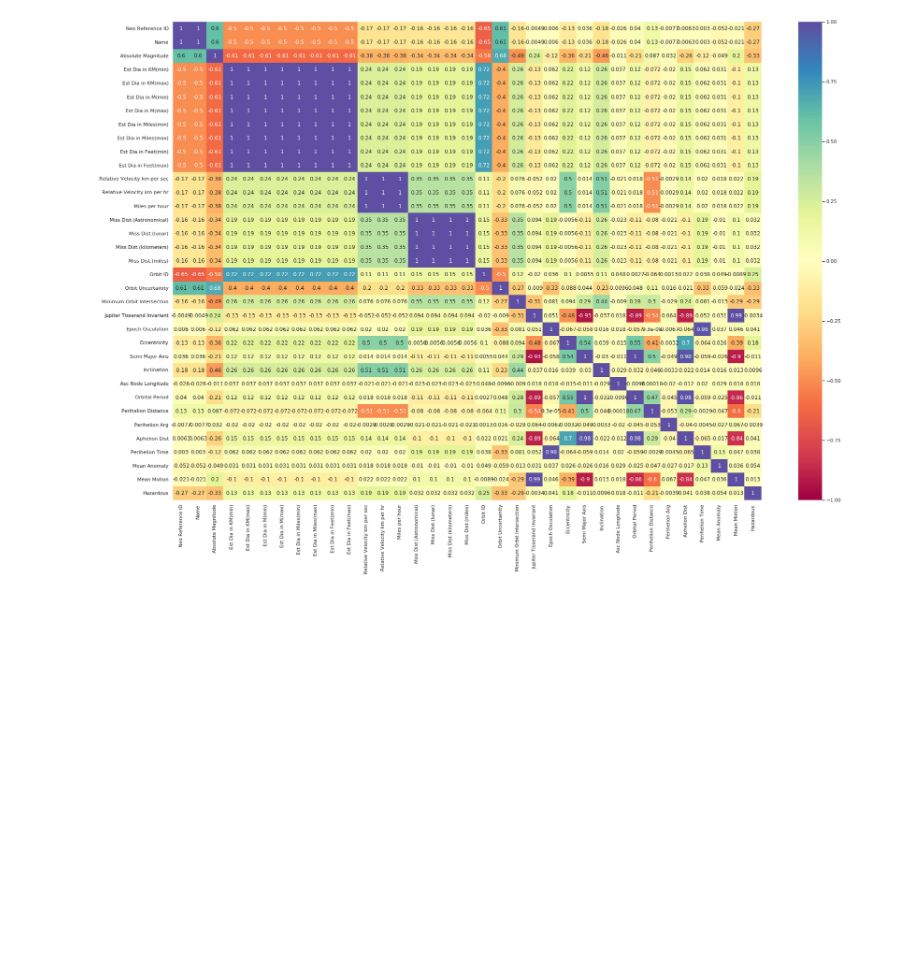
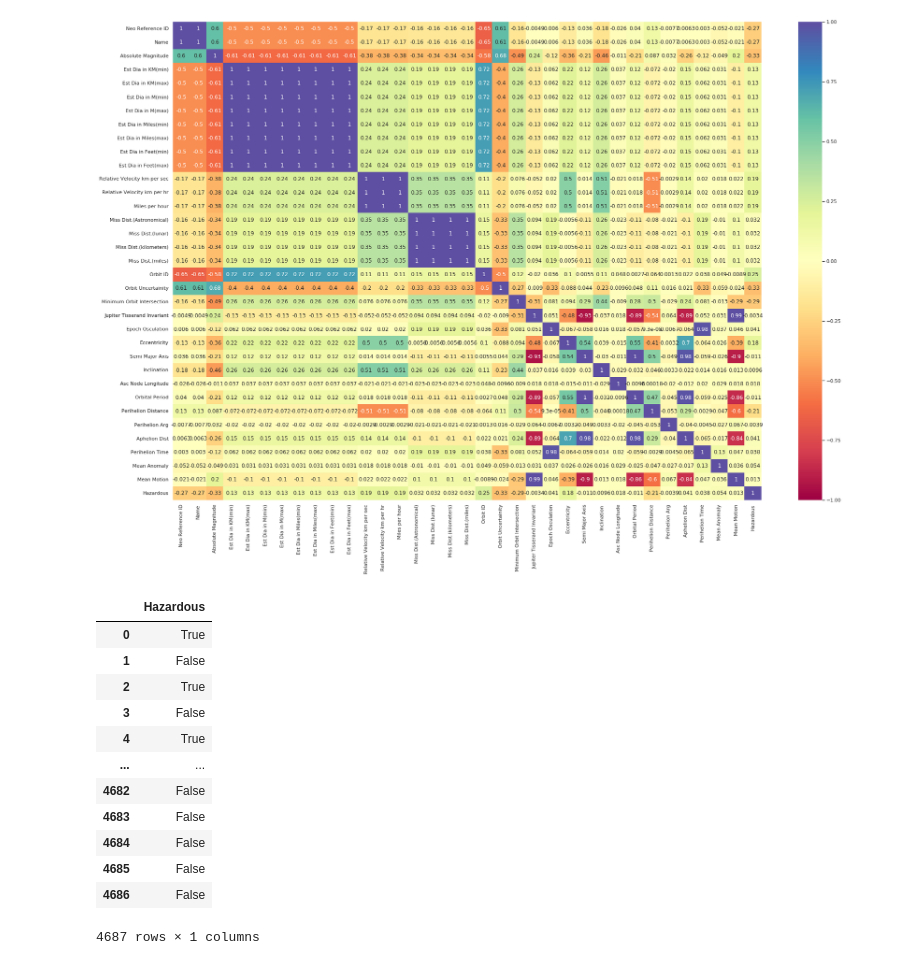
Before and after one commit to ChrisRPL/AsteroidsClassificationNASA, a Jupyter notebook: asteroids_classification.ipynb, the cells around one changed output. Saved outputs shown, nothing was run; the diff lists cells and outputs as text; code cells hidden in the pictures; blank space fills up the shorter version.

```diff
--- a/asteroids_classification.ipynb
+++ b/asteroids_classification.ipynb
@@ -89 +89,18 @@ y = asteroids_data["Hazardous"]
+# %%
+y = asteroids_data[["Hazardous"]]
+X = asteroids_data.drop(["Hazardous"], axis=1)
+# %% [output]
+|  | Hazardous |
+| 0 | True |
+| 1 | False |
+| 2 | True |
+| 3 | False |
+| 4 | True |
+| ... | ... |
+| 4682 | False |
+| 4683 | False |
+| 4684 | False |
+| 4685 | False |
+| 4686 | False |
+4687 rows × 1 columns
 # %%
```
Also changed, not shown: parts of 9 cells of this notebook.
